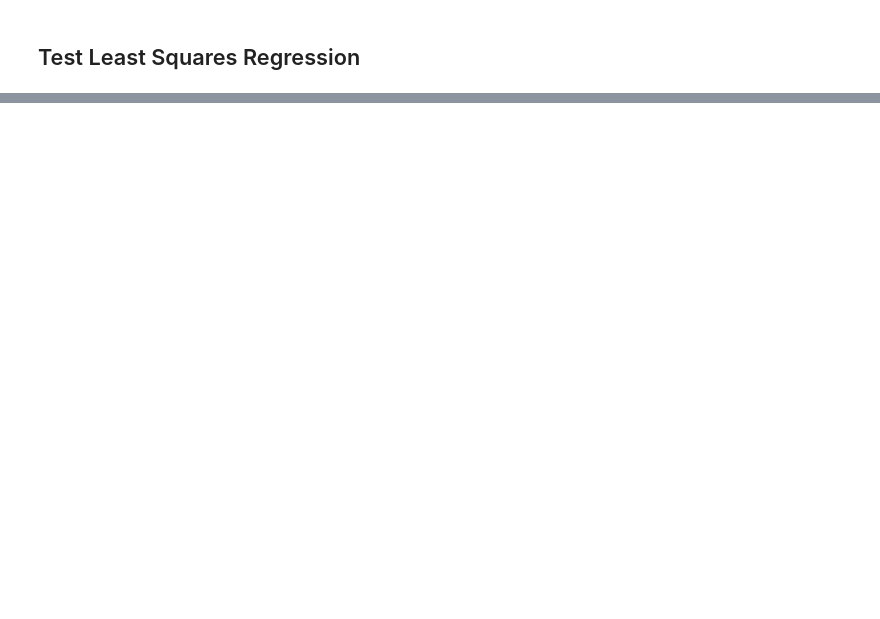
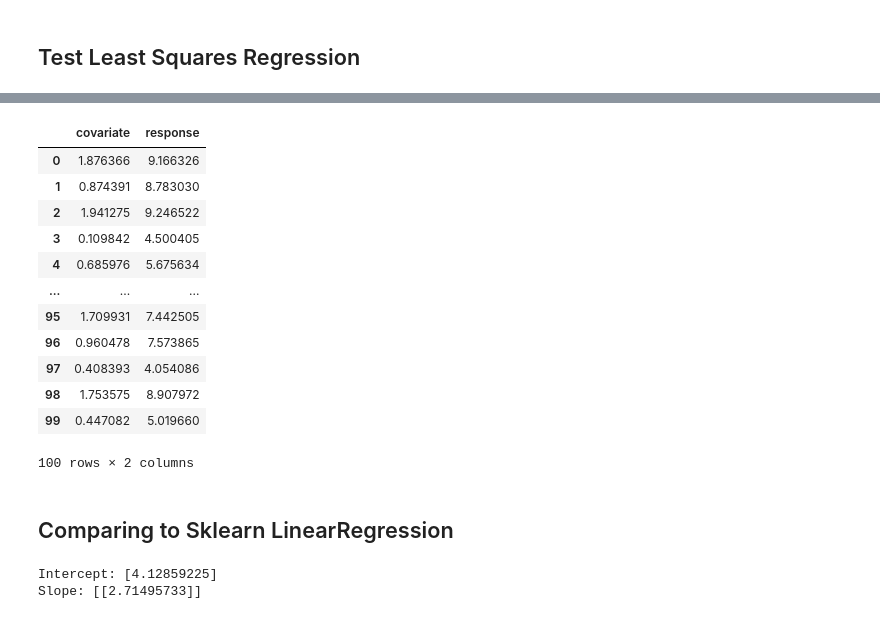
Before and after one commit to nailson/ml_algorithms_python, a Jupyter notebook: linear_regression/notebooks/linear_regression_test.ipynb, the cells around one changed output, grey strips where cells are left out. Cells and saved outputs as stored; diff of their text form; code cells hidden in the pictures; blank space fills up the shorter version.

```diff
--- a/linear_regression/notebooks/linear_regression_test.ipynb
+++ b/linear_regression/notebooks/linear_regression_test.ipynb
@@ -29,0 +35,31 @@ plt.plot(X, y_pred, color='red')
+# %%
+data
+# %% [output]
+|  | covariate | response |
+| 0 | 1.876366 | 9.166326 |
+| 1 | 0.874391 | 8.783030 |
+| 2 | 1.941275 | 9.246522 |
+| 3 | 0.109842 | 4.500405 |
+| 4 | 0.685976 | 5.675634 |
+| ... | ... | ... |
+| 95 | 1.709931 | 7.442505 |
+| 96 | 0.960478 | 7.573865 |
+| 97 | 0.408393 | 4.054086 |
+| 98 | 1.753575 | 8.907972 |
+| 99 | 0.447082 | 5.019660 |
+100 rows × 2 columns
+# %% [markdown]
+## Comparing to Sklearn LinearRegression
+# %%
+from sklearn.linear_model import LinearRegression
+
+X_test = data[['covariate']]
+y_test = data[['response']]
+
+lm_sklearn = LinearRegression()
+lm_sklearn.fit(X_test, y_test)
+
+print("Intercept: {}\nSlope: {}".format(lm_sklearn.intercept_, lm_sklearn.coef_))
+# %% [output]
+Intercept: [4.12859225]
+Slope: [[2.71495733]]
```
Also changed, not shown: parts of 3 cells of this notebook, 1 other file.
